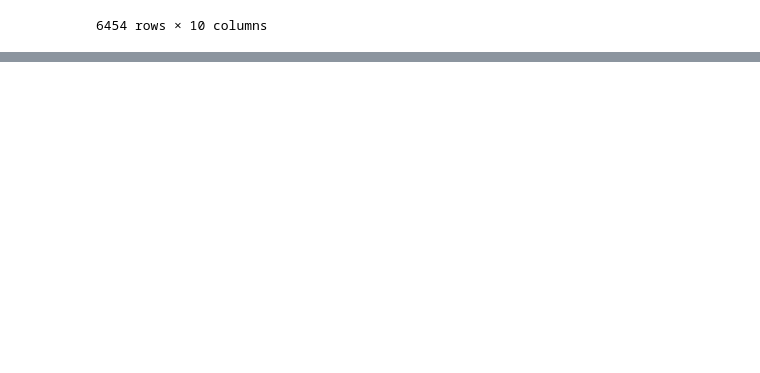
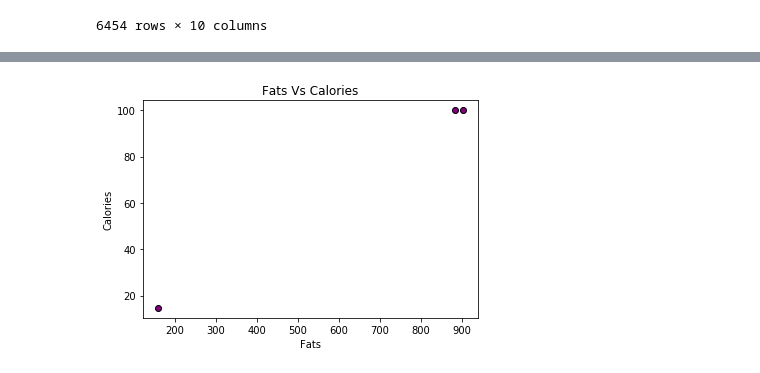
Before and after one commit to seanhoffman76/Project1, a Jupyter notebook: NutrientsAnalysis.ipynb, the cells around one changed output, grey strips where cells are left out. Cells and saved outputs as stored; diff of their text form; code cells hidden in the pictures; blank space fills up the shorter version.

```diff
--- a/NutrientsAnalysis.ipynb
+++ b/NutrientsAnalysis.ipynb
@@ -74,3 +91,11 @@ fats_df = nutrients_df[nutrients_df["Category"] == "Fats"]
+# %%
+plt.scatter(fats_df["Calories"],fats_df["Fats (g)"],edgecolors="black",facecolors="purple")
+plt.title("Fats Vs Calories")
+plt.xlabel("Fats")
+plt.ylabel("Calories")
+plt.show()
+# %% [output]
+[figure, added]
 # %%
 # select random row from each DF (this snippet was for testing; keeping this original code for reference)
 random_carb = nutrients_df[nutrients_df["Category"] == "Carbs"].sample(n=1)
```
Also changed, not shown: parts of 5 cells of this notebook.
